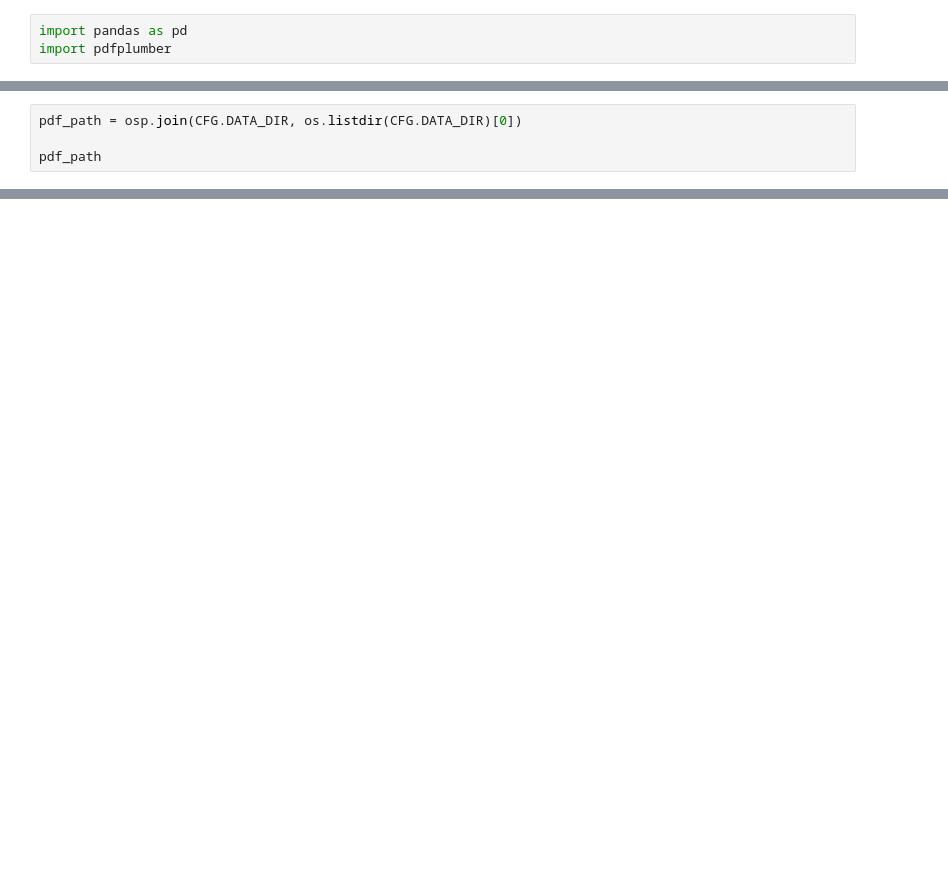
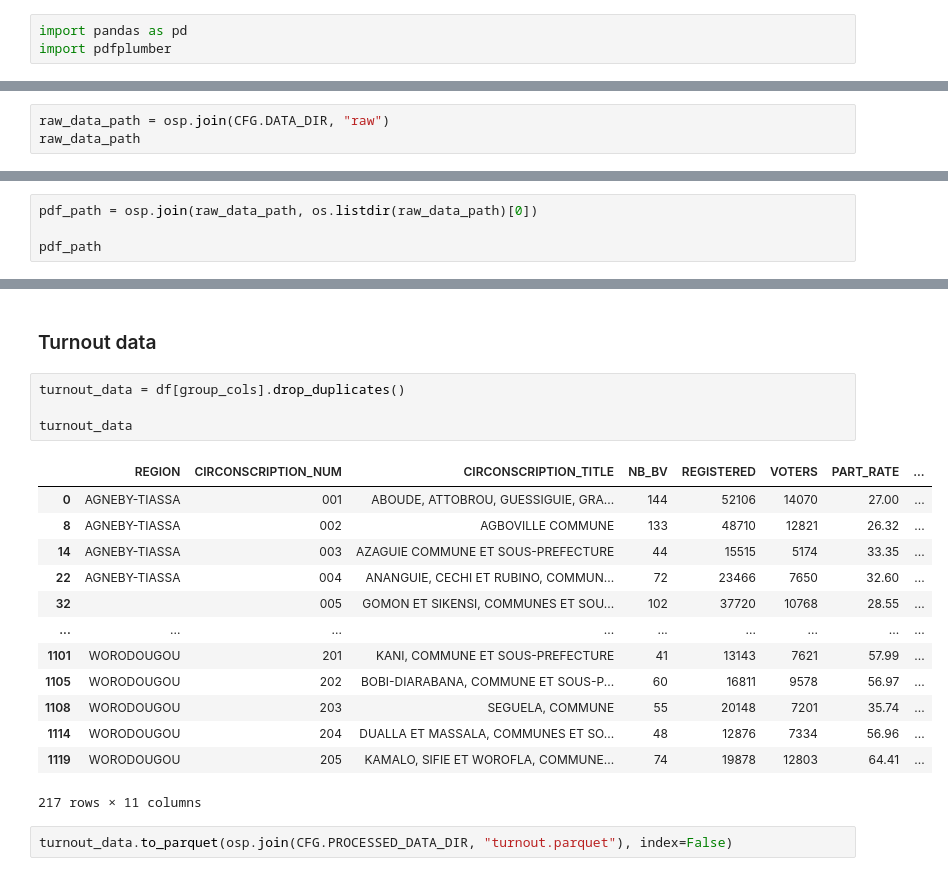
Before and after one commit to dric2018/chat-app, a Jupyter notebook: notebooks/pdf_data_extraction.ipynb, the cells around one changed output, grey strips where cells are left out. Drawn from its saved outputs; the diff is of its cells as text; blank space fills up the shorter version.

```diff
--- a/notebooks/pdf_data_extraction.ipynb
+++ b/notebooks/pdf_data_extraction.ipynb
@@ -27,0 +26,3 @@ NameError: name 'CFG' is not defined
+# %%
+raw_data_path = osp.join(CFG.DATA_DIR, "raw")
+raw_data_path
@@ -28,5 +31,5 @@ NameError: name 'CFG' is not defined
 # %%
-pdf_path = osp.join(CFG.DATA_DIR, os.listdir(CFG.DATA_DIR)[0])
+pdf_path = osp.join(raw_data_path, os.listdir(raw_data_path)[0])
 
 pdf_path
 # %% [output]
@@ -125,0 +305,22 @@ df["REGION"][0]
+# %% [markdown]
+### Turnout data
+# %%
+turnout_data = df[group_cols].drop_duplicates()
+
+turnout_data
+# %% [output]
+|  | REGION | CIRCONSCRIPTION_NUM | CIRCONSCRIPTION_TITLE | NB_BV | REGISTERED | VOTERS | PART_RATE | ... |
+| 0 | AGNEBY-TIASSA | 001 | ABOUDE, ATTOBROU, GUESSIGUIE, GRA... | 144 | 52106 | 14070 | 27.00 | ... |
+| 8 | AGNEBY-TIASSA | 002 | AGBOVILLE COMMUNE | 133 | 48710 | 12821 | 26.32 | ... |
+| 14 | AGNEBY-TIASSA | 003 | AZAGUIE COMMUNE ET SOUS-PREFECTURE | 44 | 15515 | 5174 | 33.35 | ... |
+| 22 | AGNEBY-TIASSA | 004 | ANANGUIE, CECHI ET RUBINO, COMMUN... | 72 | 23466 | 7650 | 32.60 | ... |
+| 32 |  | 005 | GOMON ET SIKENSI, COMMUNES ET SOU... | 102 | 37720 | 10768 | 28.55 | ... |
+| ... | ... | ... | ... | ... | ... | ... | ... | ... |
+| 1101 | WORODOUGOU | 201 | KANI, COMMUNE ET SOUS-PREFECTURE | 41 | 13143 | 7621 | 57.99 | ... |
+| 1105 | WORODOUGOU | 202 | BOBI-DIARABANA, COMMUNE ET SOUS-P... | 60 | 16811 | 9578 | 56.97 | ... |
+| 1108 | WORODOUGOU | 203 | SEGUELA, COMMUNE | 55 | 20148 | 7201 | 35.74 | ... |
+| 1114 | WORODOUGOU | 204 | DUALLA ET MASSALA, COMMUNES ET SO... | 48 | 12876 | 7334 | 56.96 | ... |
+| 1119 | WORODOUGOU | 205 | KAMALO, SIFIE ET WOROFLA, COMMUNE... | 74 | 19878 | 12803 | 64.41 | ... |
+217 rows × 11 columns
+# %%
+turnout_data.to_parquet(osp.join(CFG.PROCESSED_DATA_DIR, "turnout.parquet"), index=False)
```
Also changed, not shown: parts of 45 cells of this notebook, 16 other files.
